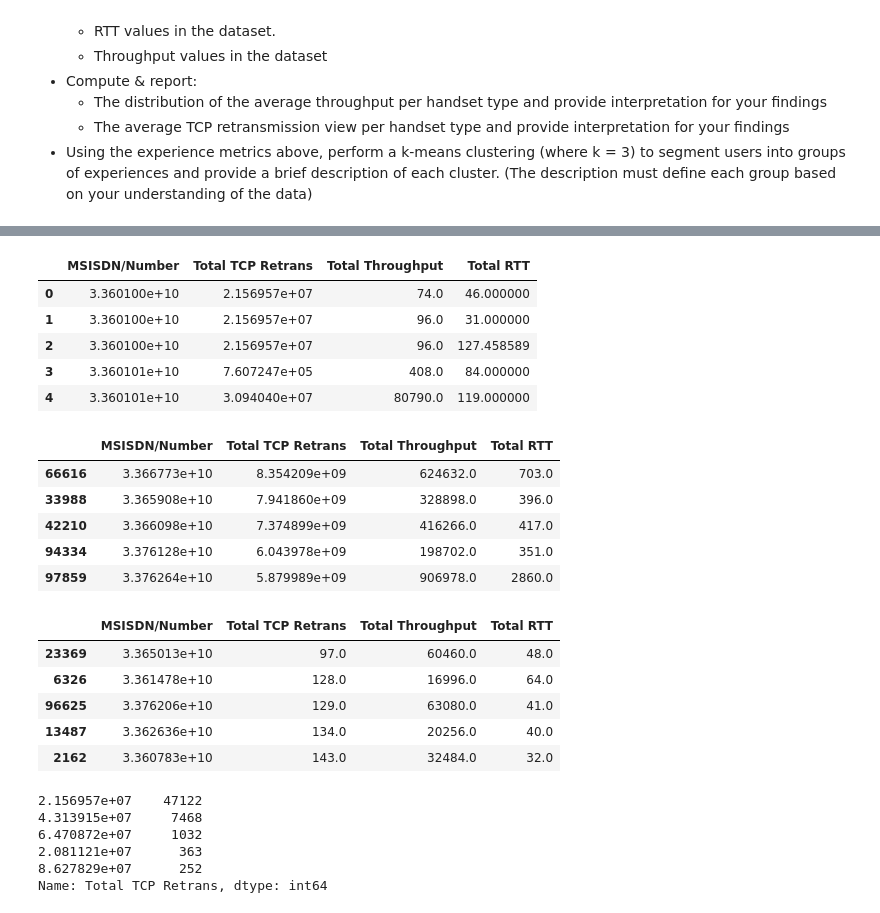
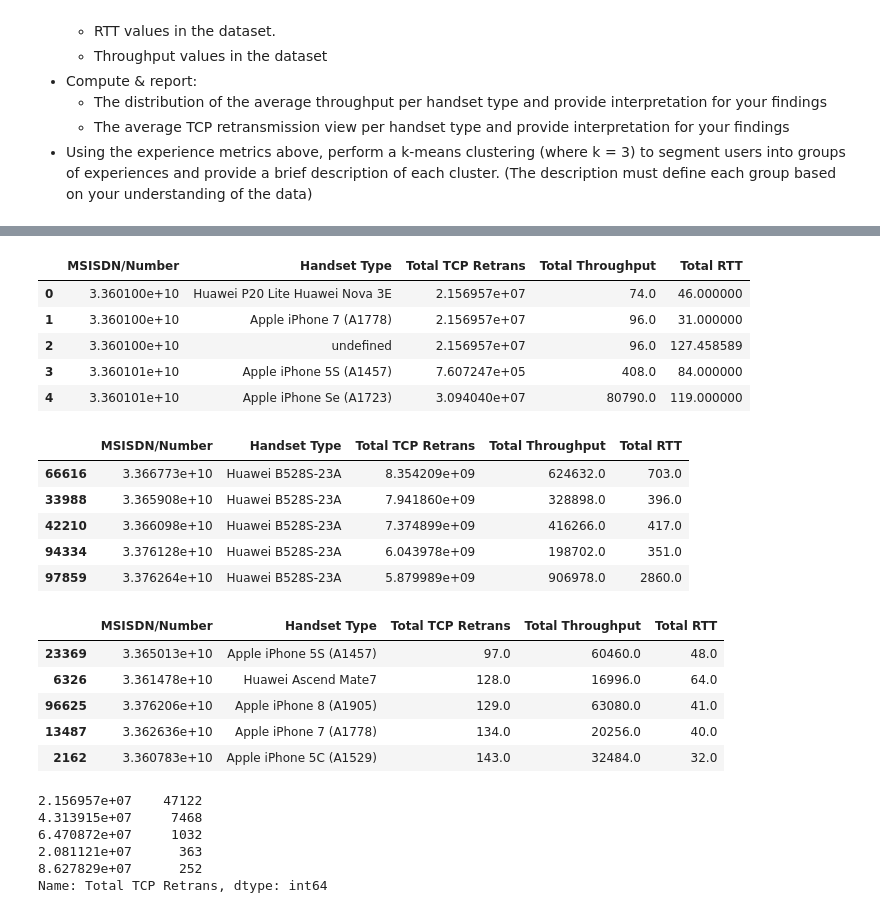
Before and after one commit to Bina-man/Telecom-Data, a Jupyter notebook: notebooks/Experience Analytics.ipynb, the cells around one changed output, grey strips where cells are left out. Drawn from its saved outputs; the diff is of its cells as text; code cells hidden in the pictures.

```diff
--- a/notebooks/Experience Analytics.ipynb
+++ b/notebooks/Experience Analytics.ipynb
@@ -78,38 +88,37 @@ See the caveats in the documentation: https://pandas.pydata.org/pandas-docs/stab
 | 3 | 3.375034e+10 | 1.311448e+19 | undefined | 2.080991e+07 | 759658.664811 | 109.795706 | ... |
 | 4 | 3.369980e+10 | 1.311448e+19 | Samsung Sm-G390F | 2.080991e+07 | 759658.664811 | 109.795706 | ... |
 # %%
-aggregate = {'Total TCP Retrans':'sum', 'Total Throughput':'sum', 'Total RTT':'sum'}
+aggregate = {'Handset Type':'first','Total TCP Retrans':'sum', 'Total Throughput':'sum', 'Total RTT':'sum'}
 columns = ['MSISDN/Number','Bearer Id','Handset Type', 'Total TCP Retrans', 'Total Throughput', 'Total RTT']
 network_per_user_df = new_netwok_df[columns].groupby('MSISDN/Number').agg(aggregate).reset_index()
 network_per_user_df.head()
 # %% [output]
-|  | MSISDN/Number | Total TCP Retrans | Total Throughput | Total RTT |
-| 0 | 3.360100e+10 | 2.156957e+07 | 74.0 | 46.000000 |
-| 1 | 3.360100e+10 | 2.156957e+07 | 96.0 | 31.000000 |
-| 2 | 3.360100e+10 | 2.156957e+07 | 96.0 | 127.458589 |
-| 3 | 3.360101e+10 | 7.607247e+05 | 408.0 | 84.000000 |
-| 4 | 3.360101e+10 | 3.094040e+07 | 80790.0 | 119.000000 |
+|  | MSISDN/Number | Handset Type | Total TCP Retrans | Total Throughput | Total RTT |
+| 0 | 3.360100e+10 | Huawei P20 Lite Huawei Nova 3E | 2.156957e+07 | 74.0 | 46.000000 |
+| 1 | 3.360100e+10 | Apple iPhone 7 (A1778) | 2.156957e+07 | 96.0 | 31.000000 |
+| 2 | 3.360100e+10 | undefined | 2.156957e+07 | 96.0 | 127.458589 |
+| 3 | 3.360101e+10 | Apple iPhone 5S (A1457) | 7.607247e+05 | 408.0 | 84.000000 |
+| 4 | 3.360101e+10 | Apple iPhone Se (A1723) | 3.094040e+07 | 80790.0 | 119.000000 |
 # %%
-
 # top 5
 network_per_user_df.sort_values(by='Total TCP Retrans', ascending=False)[:5]
 # %% [output]
-|  | MSISDN/Number | Total TCP Retrans | Total Throughput | Total RTT |
-| 66616 | 3.366773e+10 | 8.354209e+09 | 624632.0 | 703.0 |
-| 33988 | 3.365908e+10 | 7.941860e+09 | 328898.0 | 396.0 |
-| 42210 | 3.366098e+10 | 7.374899e+09 | 416266.0 | 417.0 |
-| 94334 | 3.376128e+10 | 6.043978e+09 | 198702.0 | 351.0 |
-| 97859 | 3.376264e+10 | 5.879989e+09 | 906978.0 | 2860.0 |
+|  | MSISDN/Number | Handset Type | Total TCP Retrans | Total Throughput | Total RTT |
+| 66616 | 3.366773e+10 | Huawei B528S-23A | 8.354209e+09 | 624632.0 | 703.0 |
+| 33988 | 3.365908e+10 | Huawei B528S-23A | 7.941860e+09 | 328898.0 | 396.0 |
+| 42210 | 3.366098e+10 | Huawei B528S-23A | 7.374899e+09 | 416266.0 | 417.0 |
+| 94334 | 3.376128e+10 | Huawei B528S-23A | 6.043978e+09 | 198702.0 | 351.0 |
+| 97859 | 3.376264e+10 | Huawei B528S-23A | 5.879989e+09 | 906978.0 | 2860.0 |
 # %%
 # Bottom 5
 network_per_user_df.sort_values(by='Total TCP Retrans', ascending=True)[:5]
 # %% [output]
-|  | MSISDN/Number | Total TCP Retrans | Total Throughput | Total RTT |
-| 23369 | 3.365013e+10 | 97.0 | 60460.0 | 48.0 |
-| 6326 | 3.361478e+10 | 128.0 | 16996.0 | 64.0 |
-| 96625 | 3.376206e+10 | 129.0 | 63080.0 | 41.0 |
-| 13487 | 3.362636e+10 | 134.0 | 20256.0 | 40.0 |
-| 2162 | 3.360783e+10 | 143.0 | 32484.0 | 32.0 |
+|  | MSISDN/Number | Handset Type | Total TCP Retrans | Total Throughput | Total RTT |
+| 23369 | 3.365013e+10 | Apple iPhone 5S (A1457) | 97.0 | 60460.0 | 48.0 |
+| 6326 | 3.361478e+10 | Huawei Ascend Mate7 | 128.0 | 16996.0 | 64.0 |
+| 96625 | 3.376206e+10 | Apple iPhone 8 (A1905) | 129.0 | 63080.0 | 41.0 |
+| 13487 | 3.362636e+10 | Apple iPhone 7 (A1778) | 134.0 | 20256.0 | 40.0 |
+| 2162 | 3.360783e+10 | Apple iPhone 5C (A1529) | 143.0 | 32484.0 | 32.0 |
 # %%
 # most frequent
 network_per_user_df['Total TCP Retrans'].value_counts().head(5)
```
Also changed, not shown: parts of 4 cells of this notebook.
